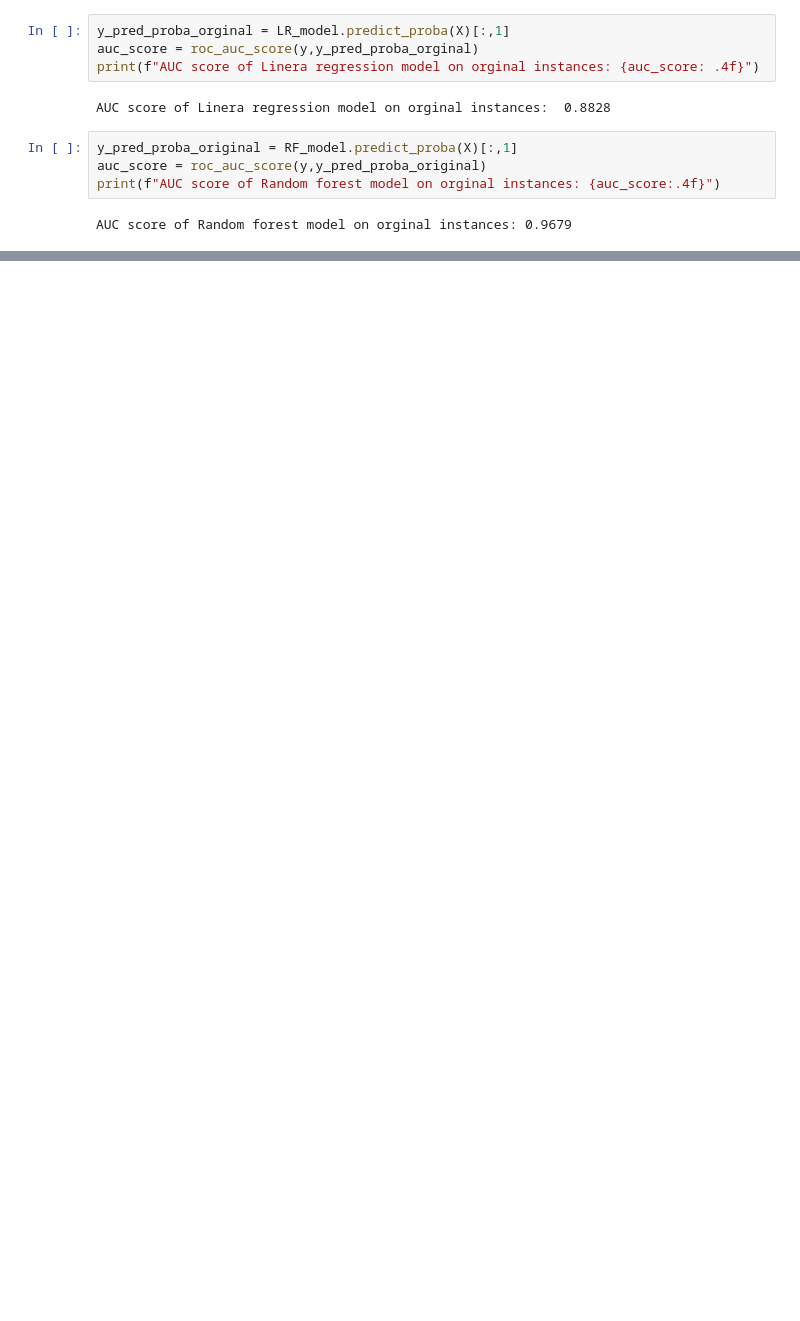
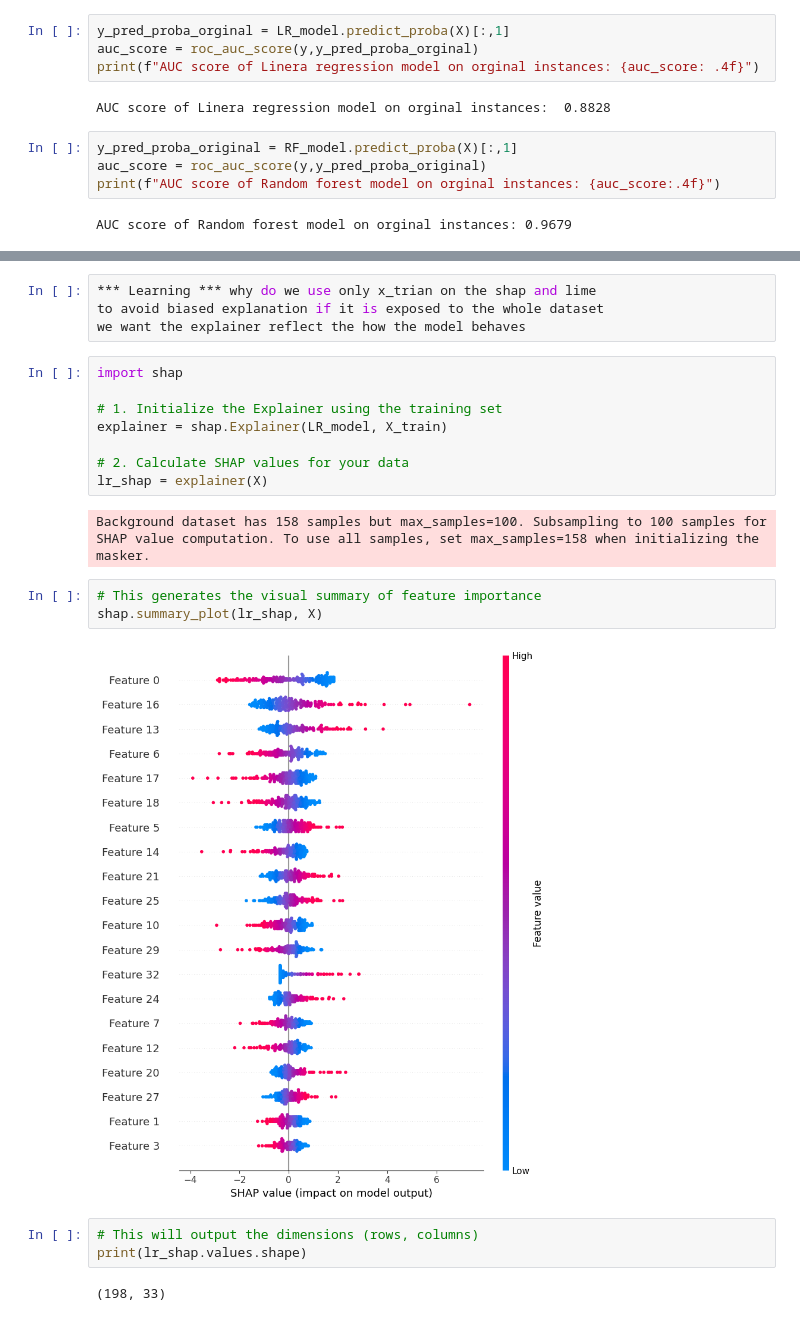
Before and after one commit to mkalkidan/importance-and-performance, a Jupyter notebook: Combine.ipynb, the cells around one changed output, grey strips where cells are left out. Saved outputs shown, nothing was run; the diff lists cells and outputs as text; blank space fills up the shorter version.

```diff
--- a/Combine.ipynb
+++ b/Combine.ipynb
@@ -89,0 +80,24 @@ Pushing to github
+# %%
+*** Learning *** why do we use only x_trian on the shap and lime
+to avoid biased explanation if it is exposed to the whole dataset
+we want the explainer reflect the how the model behaves
+# %%
+import shap
+
+# 1. Initialize the Explainer using the training set
+explainer = shap.Explainer(LR_model, X_train)
+
+# 2. Calculate SHAP values for your data
+lr_shap = explainer(X)
+# %% [output]
+Background dataset has 158 samples but max_samples=100. Subsampling to 100 samples for SHAP value computation. To use all samples, set max_samples=158 when initializing the masker.
+# %%
+# This generates the visual summary of feature importance
+shap.summary_plot(lr_shap, X)
+# %% [output]
+[figure, added]
+# %%
+# This will output the dimensions (rows, columns)
+print(lr_shap.values.shape)
+# %% [output]
+(198, 33)
```
Also changed, not shown: parts of 23 cells of this notebook.
